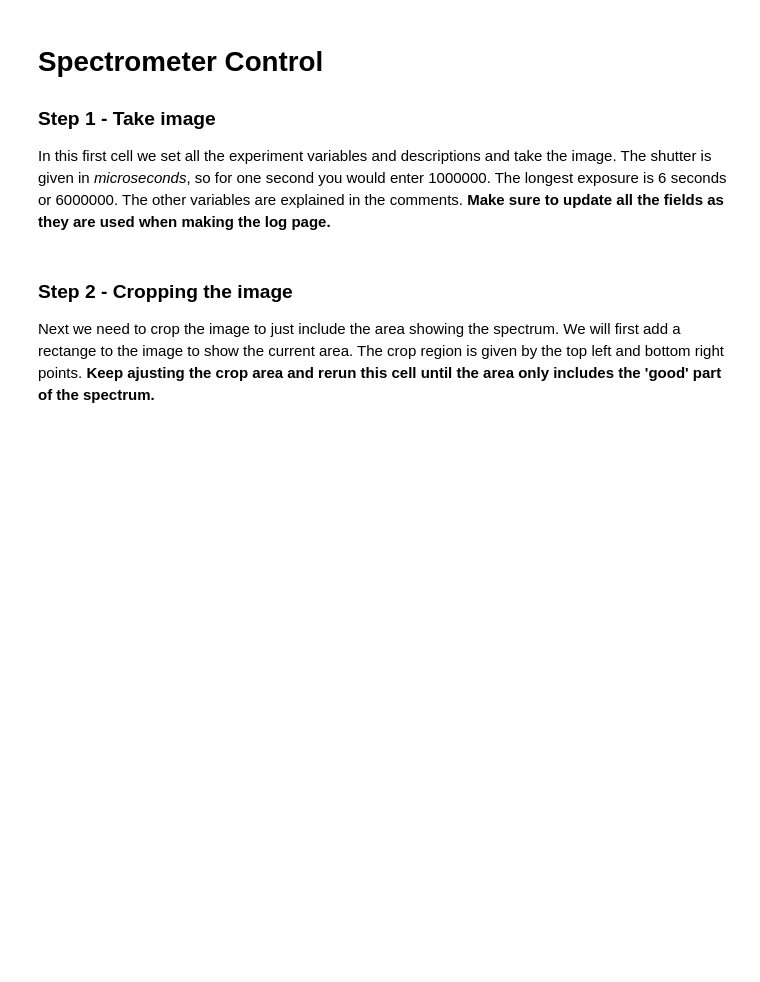
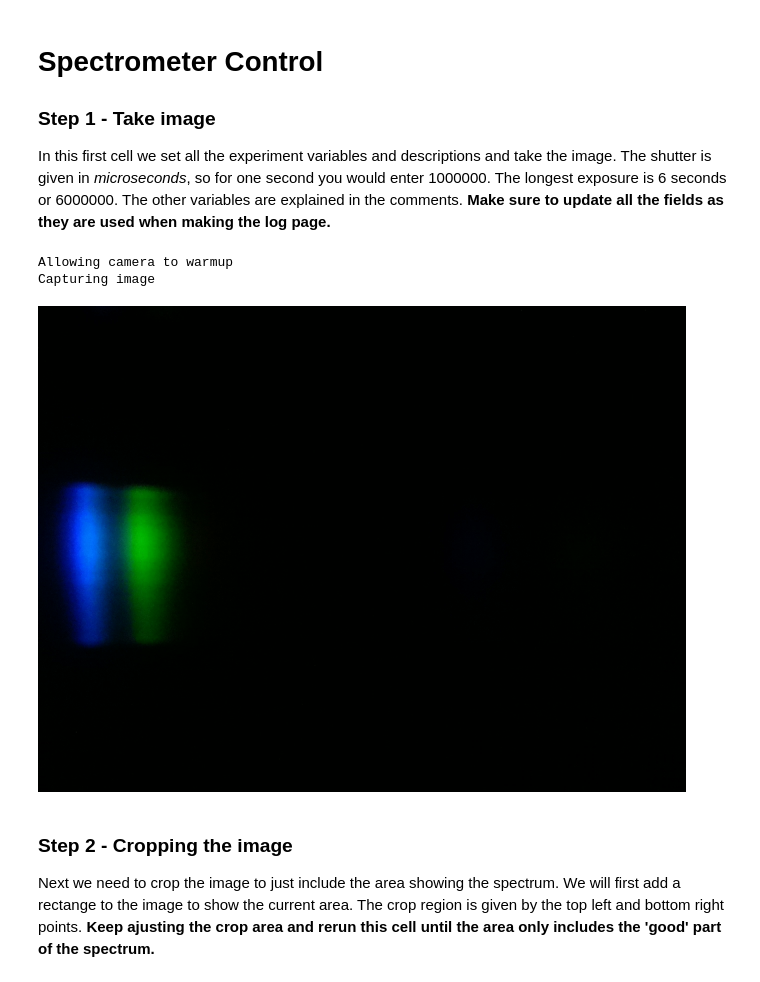
Before and after one commit to orcsgirls/LegoSpectrometer, a Jupyter notebook: SpectrometerControl.ipynb, the cells around one changed output. Cells and saved outputs as stored; diff of their text form; code cells hidden in the pictures; blank space fills up the shorter version.

```diff
--- a/SpectrometerControl.ipynb
+++ b/SpectrometerControl.ipynb
@@ -179,19 +201,22 @@ In this first cell we set all the experiment variables and descriptions and take
 # %%
 # Change these to match your experiment
 
-lightSource        = "Green laser"
+lightSource        = "NeoPixel (0,200,255)"
 scientistName      = "Thomas P"
-transmissionSample = "Extra virgin olive oil"
+transmissionSample = "None"
 experimentNotes    = '''
 Tracking paper between light entrance slit.
-Laser enetring cuvette from top through scotch tape to diffuse light.
-<b>Changed to small slit.</b>
+<b>Small slit.</b>
 '''
 measurementTaken = strftime("%Y%m%d-%H%M%S")
 
 # Exposure time
-shutter = 20000000
+shutter = 50000
 
 # Take the image, save and display
 raw = takePicture(shutter)
 raw
+# %% [output]
+Allowing camera to warmup
+Capturing image
+[figure, added]
```
Also changed, not shown: parts of 10 cells of this notebook, 1 other file.
